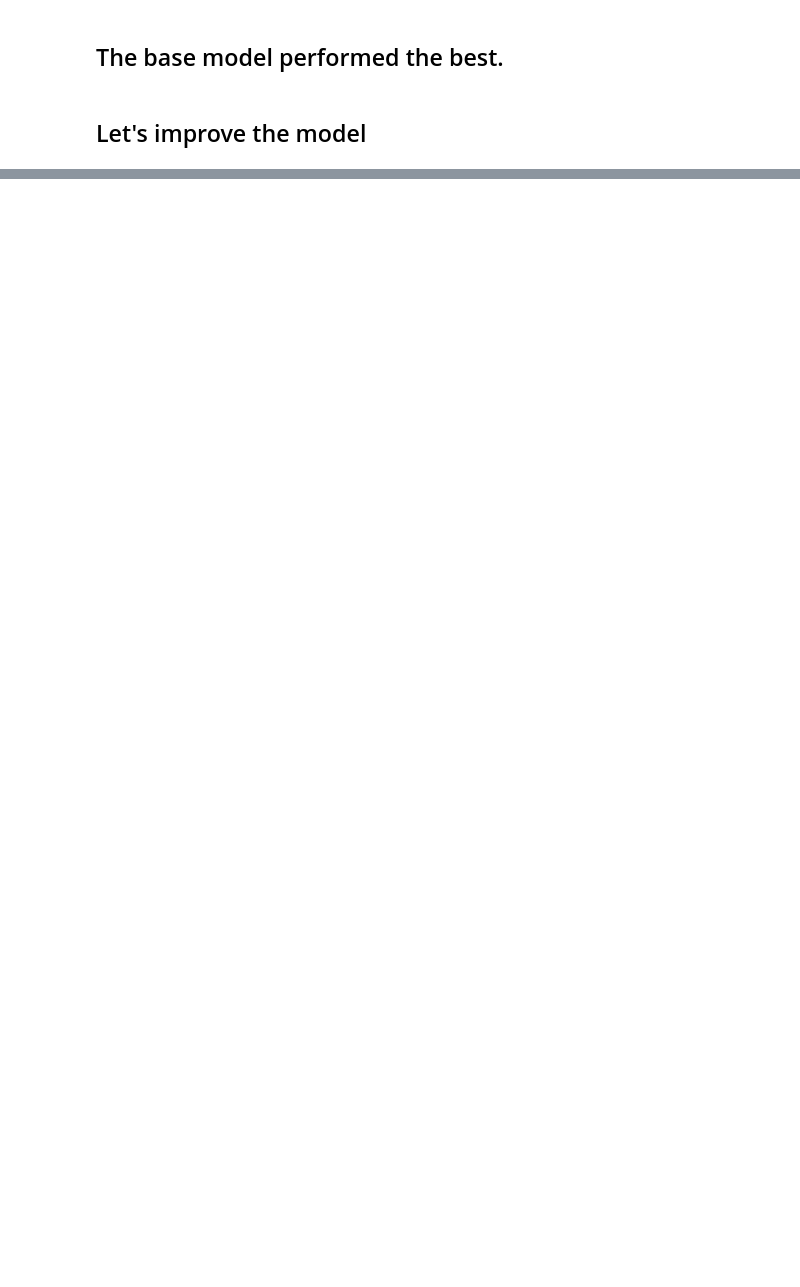
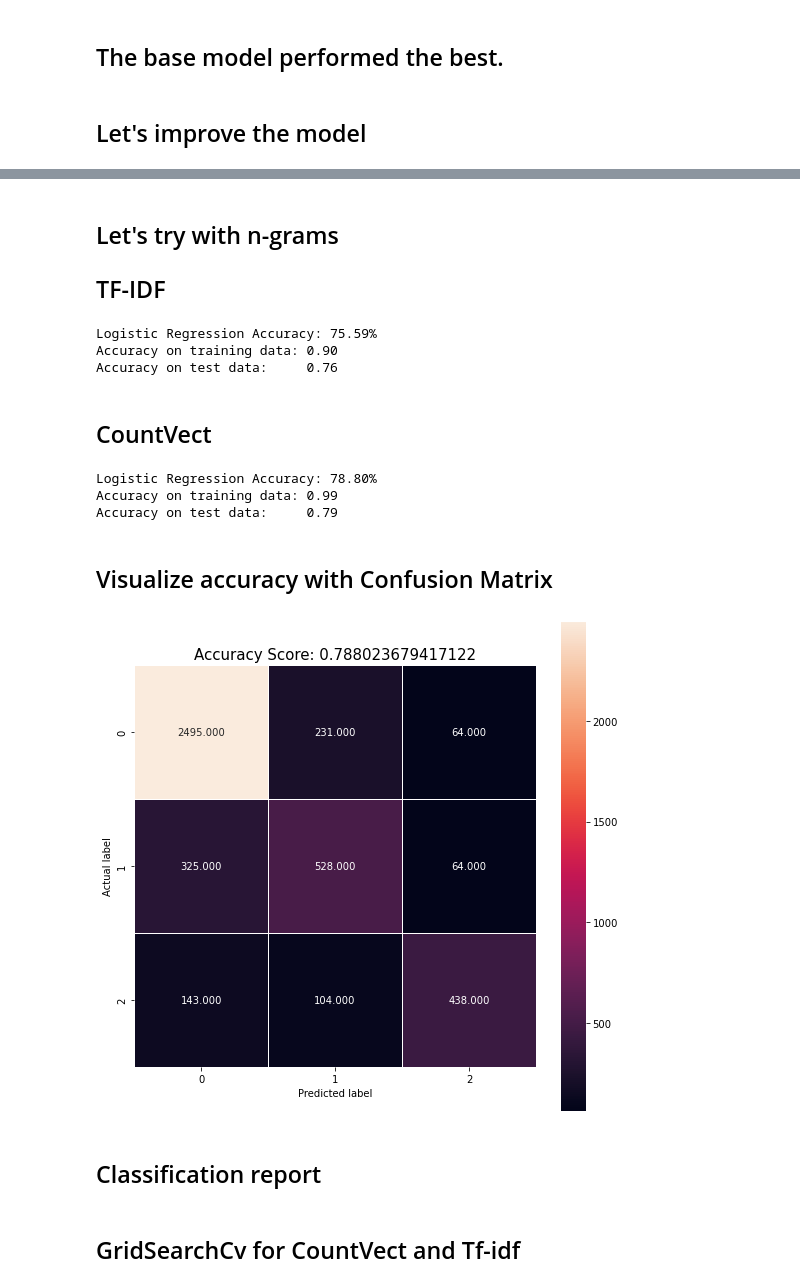
Before and after one commit to KierraDangerfield/Springboard, a Jupyter notebook: Capstone 3 Airline Sentiment Analysis/Notebooks/3 Sentiment Analysis Modeling.ipynb, the cells around one changed output, grey strips where cells are left out. Drawn from its saved outputs; the diff is of its cells as text; code cells hidden in the pictures; blank space fills up the shorter version.

```diff
--- a/Capstone 3 Airline Sentiment Analysis/Notebooks/3 Sentiment Analysis Modeling.ipynb
+++ b/Capstone 3 Airline Sentiment Analysis/Notebooks/3 Sentiment Analysis Modeling.ipynb
@@ -466,0 +461,64 @@ Accuracy on test data:     0.78
+# %% [markdown]
+## Let's try with n-grams
+
+## TF-IDF
+# %%
+ngram = (1,2)
+td = TfidfVectorizer(ngram_range=ngram)
+X = td.fit_transform(tweets['text'])
+y = tweets['airline_sentiment']
+X_train, X_test, y_train, y_test = train_test_split(X, y, test_size=.30)
+
+logReg = LogisticRegression(max_iter=1000, C=1).fit(X_train, y_train)
+#print accuracy
+
+print("Logistic Regression Accuracy: %0.2f%%" % (100 * logReg.score(X_test, y_test)))
+y_pred =logReg.predict(X_test)
+training_accuracy = logReg.score(X_train, y_train)
+test_accuracy = logReg.score(X_test, y_test)
+
+print("Accuracy on training data: %0.2f" % (training_accuracy))
+print("Accuracy on test data:     %0.2f" % (test_accuracy))
+# %% [output]
+Logistic Regression Accuracy: 75.59%
+Accuracy on training data: 0.90
+Accuracy on test data:     0.76
+# %% [markdown]
+## CountVect
+# %%
+ngram = (1,2)
+cv = CountVectorizer(ngram_range=ngram)
+X = cv.fit_transform(tweets['text'])
+y = tweets['airline_sentiment']
+X_train, X_test, y_train, y_test = train_test_split(X, y, test_size=.30)
+
+logReg = LogisticRegression(max_iter=1000, C=1).fit(X_train, y_train)
+#print accuracy
+
+print("Logistic Regression Accuracy: %0.2f%%" % (100 * logReg.score(X_test, y_test)))
+y_pred =logReg.predict(X_test)
+training_accuracy = logReg.score(X_train, y_train)
+test_accuracy = logReg.score(X_test, y_test)
+
+print("Accuracy on training data: %0.2f" % (training_accuracy))
+print("Accuracy on test data:     %0.2f" % (test_accuracy))
+# %% [output]
+Logistic Regression Accuracy: 78.80%
+Accuracy on training data: 0.99
+Accuracy on test data:     0.79
+# %% [markdown]
+## Visualize accuracy with Confusion Matrix
+# %%
+cm = metrics.confusion_matrix(y_test, y_pred)
+score = logReg.score(X_test, y_test)
+
+plt.figure(figsize=(9,9))
+sns.heatmap(cm, annot=True, fmt=".3f", linewidths=.5, square = True, cmap = 'rocket');
+plt.ylabel('Actual label');
+plt.xlabel('Predicted label');
+all_sample_title = 'Accuracy Score: {0}'.format(score)
+plt.title(all_sample_title, size = 15);
+# %% [output]
+[figure, added]
+# %% [markdown]
+## Classification report
@@ -466,0 +529,2 @@ Accuracy on test data:     0.78
+# %% [markdown]
+## GridSearchCv for CountVect and Tf-idf
```
Also changed, not shown: parts of 23 cells of this notebook.
